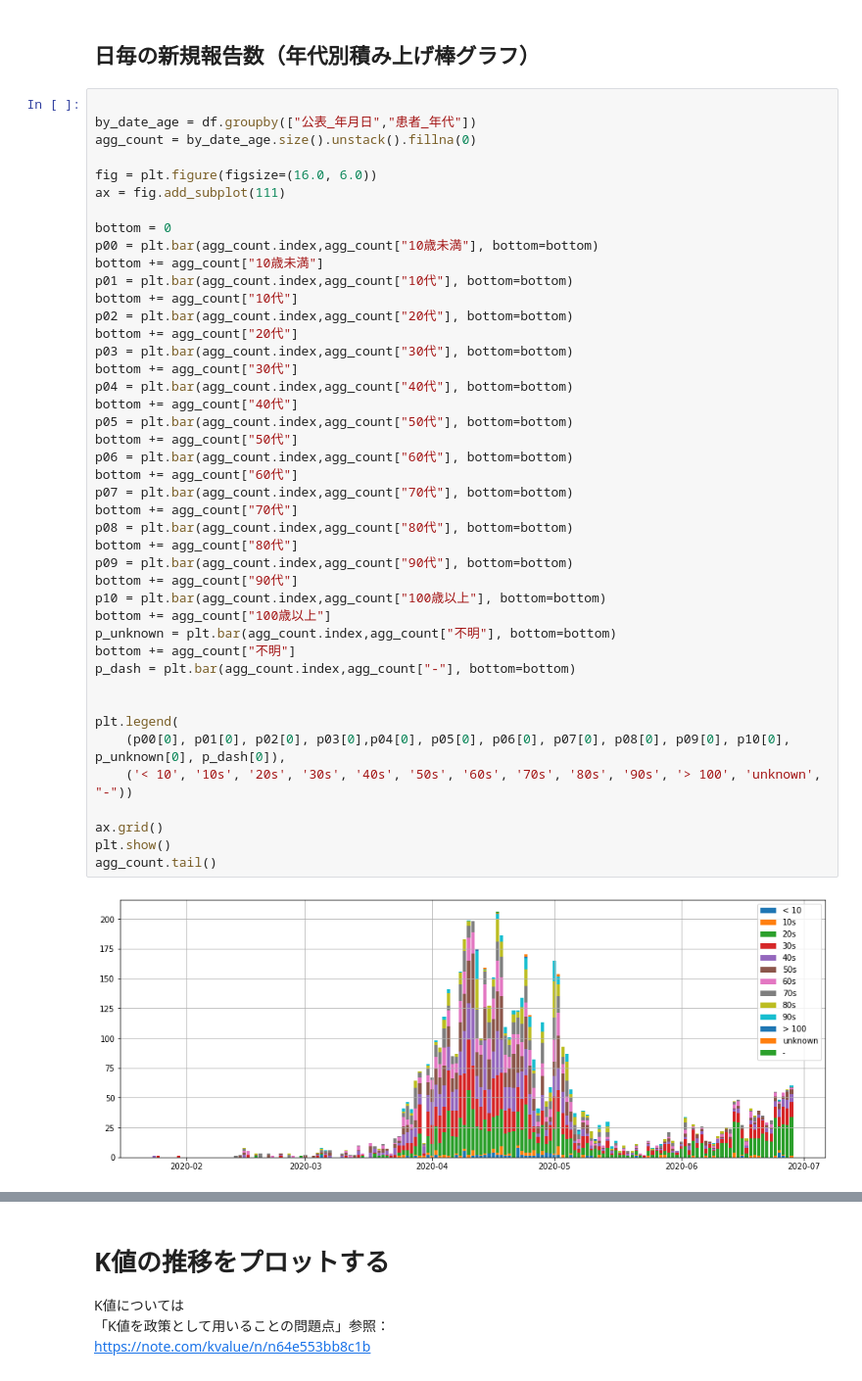
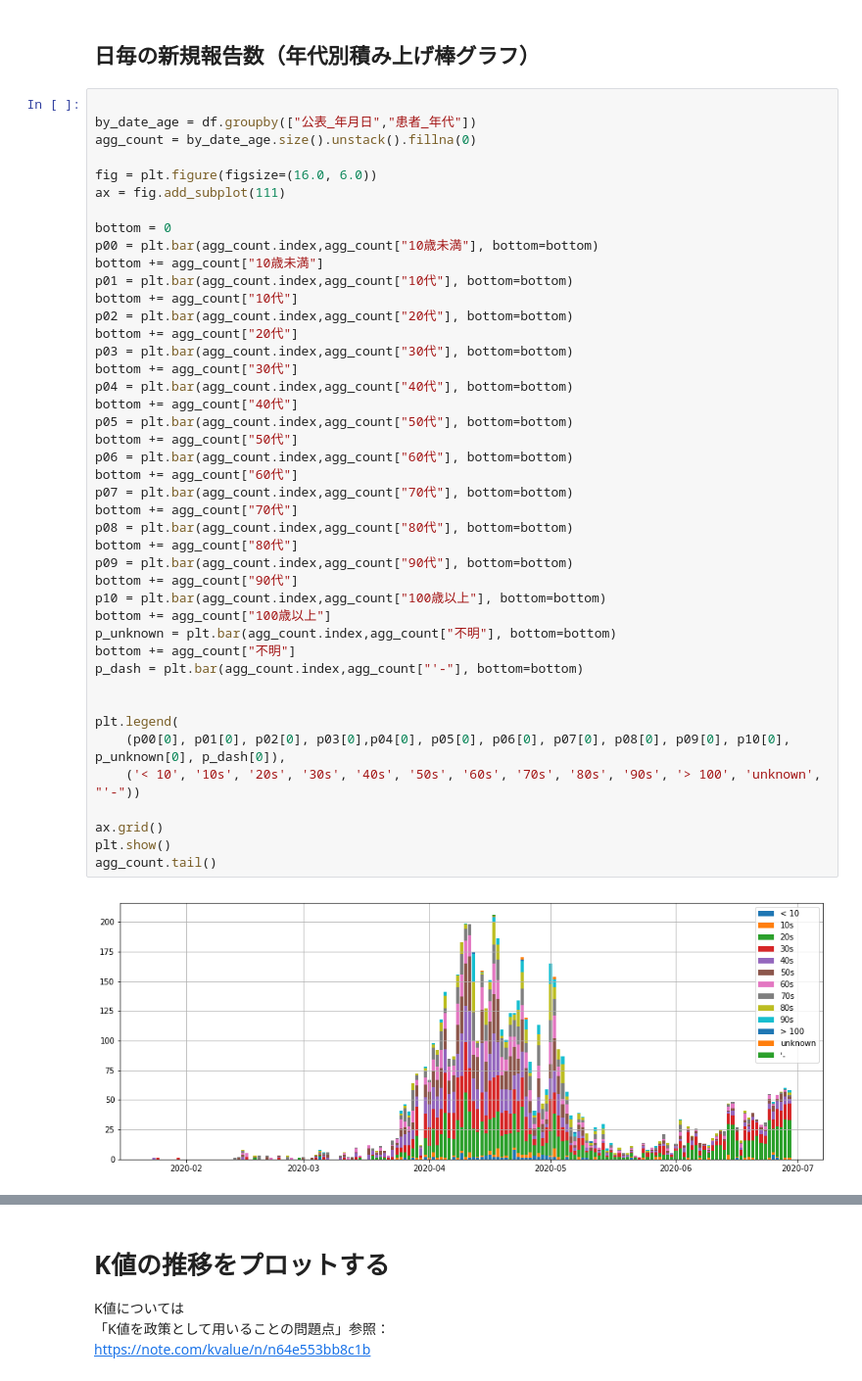
Before and after one commit to dgakane/covid19, a Jupyter notebook: nb/tokyo.ipynb, the cells around one changed output, grey strips where cells are left out. Shown at 98% size. Drawn from its saved outputs; the diff is of its cells as text.

```diff
--- a/nb/tokyo.ipynb
+++ b/nb/tokyo.ipynb
@@ -152,33 +152,33 @@ p01 = plt.bar(agg_count.index,agg_count["10代"], bottom=bottom)
 bottom += agg_count["10代"]
 p02 = plt.bar(agg_count.index,agg_count["20代"], bottom=bottom)
 bottom += agg_count["20代"]
 p03 = plt.bar(agg_count.index,agg_count["30代"], bottom=bottom)
 bottom += agg_count["30代"]
 p04 = plt.bar(agg_count.index,agg_count["40代"], bottom=bottom)
 bottom += agg_count["40代"]
 p05 = plt.bar(agg_count.index,agg_count["50代"], bottom=bottom)
 bottom += agg_count["50代"]
 p06 = plt.bar(agg_count.index,agg_count["60代"], bottom=bottom)
 bottom += agg_count["60代"]
 p07 = plt.bar(agg_count.index,agg_count["70代"], bottom=bottom)
 bottom += agg_count["70代"]
 p08 = plt.bar(agg_count.index,agg_count["80代"], bottom=bottom)
 bottom += agg_count["80代"]
 p09 = plt.bar(agg_count.index,agg_count["90代"], bottom=bottom)
 bottom += agg_count["90代"]
 p10 = plt.bar(agg_count.index,agg_count["100歳以上"], bottom=bottom)
 bottom += agg_count["100歳以上"]
 p_unknown = plt.bar(agg_count.index,agg_count["不明"], bottom=bottom)
 bottom += agg_count["不明"]
-p_dash = plt.bar(agg_count.index,agg_count["-"], bottom=bottom)
+p_dash = plt.bar(agg_count.index,agg_count["'-"], bottom=bottom)
 
 
 plt.legend(
     (p00[0], p01[0], p02[0], p03[0],p04[0], p05[0], p06[0], p07[0], p08[0], p09[0], p10[0], p_unknown[0], p_dash[0]),
-    ('< 10', '10s', '20s', '30s', '40s', '50s', '60s', '70s', '80s', '90s', '> 100', 'unknown', "-"))
+    ('< 10', '10s', '20s', '30s', '40s', '50s', '60s', '70s', '80s', '90s', '> 100', 'unknown', "'-"))
 
 ax.grid()
 plt.show()
 agg_count.tail()
 # %% [output]
-[figure, old version]
+[figure, new version]
```
Also changed, not shown: parts of 8 cells of this notebook.
